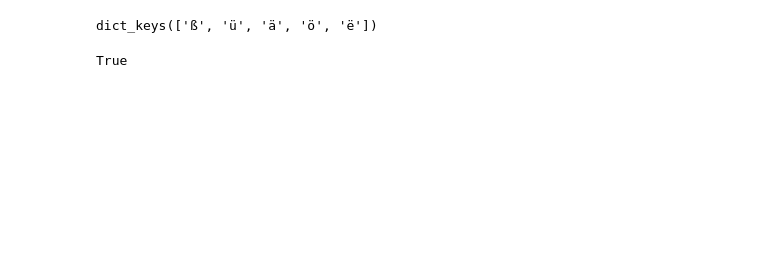
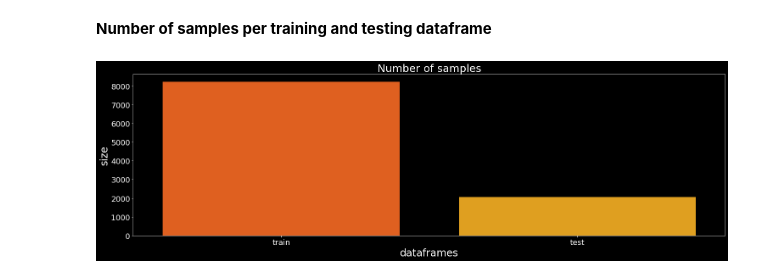
Before and after one commit to volkovwashere/german-article-classifier, a Jupyter notebook: notebooks/data_analysis.ipynb, the cells around one changed output. Drawn from its saved outputs; the diff is of its cells as text; code cells hidden in the pictures; blank space fills up the shorter version.

Commit message:
Added data analysis and visualization

```diff
--- a/notebooks/data_analysis.ipynb
+++ b/notebooks/data_analysis.ipynb
@@ -45,14 +44,23 @@ def map_umlaut(document: str) -> str:
     for k, v in umlaut_mapping.items():
         document = document.replace(k, v)
     return document
+
+def stop_word_removal(document: str) -> str:
+    return " ".join(w for w in document.split() if w not in german_stop_words)
 # %%
 def run_pre_processing_pipeline(df):
-    df["text"] = df["text"].str.lower()
-    df["label"] = df["label"].str.lower()
+    new_df = df.copy(deep=False)
 
-    df["text"] = df["text"].apply(text_pre_processing)
-    df["text"] = df["text"].apply(remove_numbers)
-    df["text"] = df["text"].apply(map_umlaut)
-    return df
+    new_df["text"] = new_df["text"].str.lower()
+    new_df["label"] = new_df["label"].str.lower()
+
+    new_df = new_df.dropna()
+
+    new_df["text"] = new_df["text"].apply(remove_punctuation)
+    new_df["text"] = new_df["text"].apply(remove_numbers)
+    new_df["text"] = new_df["text"].apply(map_umlaut)
+    new_df["text"] = new_df["text"].apply(stop_word_removal)
+    return new_df
 # %%
-a = run_pre_processing_pipeline(df_test)
+df_train = run_pre_processing_pipeline(df_train)
+df_test = run_pre_processing_pipeline(df_test)
@@ -82,8 +72,0 @@ map_umlaut(b)
-# %%
-umlaut_mapping.keys()
-# %% [output]
-dict_keys(['ß', 'ü', 'ä', 'ö', 'ë'])
-# %%
-b in umlaut_mapping.keys()
-# %% [output]
-True
@@ -89,0 +76,16 @@ True
+# %%
+plt.style.use("dark_background")
+# %% [markdown]
+__Number of samples per training and testing dataframe__
+# %%
+df_size = pd.DataFrame({'dataframes': ["train", "test"], 'size': [df_train.shape[0], df_test.shape[0]]})
+fig_dims = (25, 7)
+fig, ax = plt.subplots(figsize=fig_dims)
+plt.title('Number of samples', fontsize=25)
+plt.xlabel('label', fontsize=24)
+plt.ylabel('count', fontsize=24)
+plt.xticks(fontsize=18)
+plt.yticks(fontsize=18)
+ax = sns.barplot(x="dataframes", y="size", data=df_size, palette=("autumn"))
+# %% [output]
+[figure, added]
```
Also changed, not shown: parts of 35 cells of this notebook.
